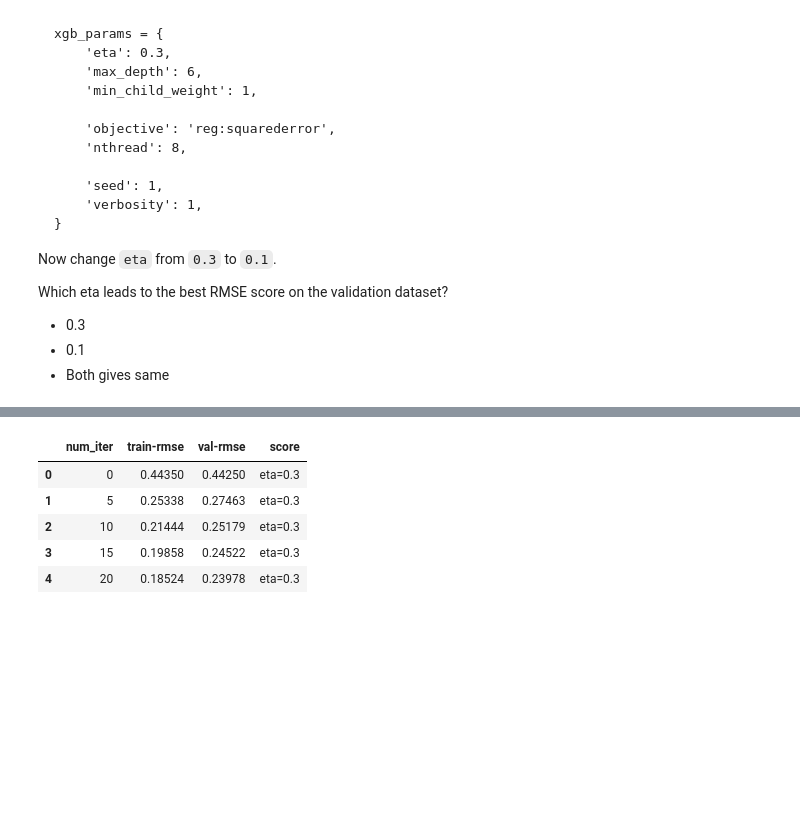
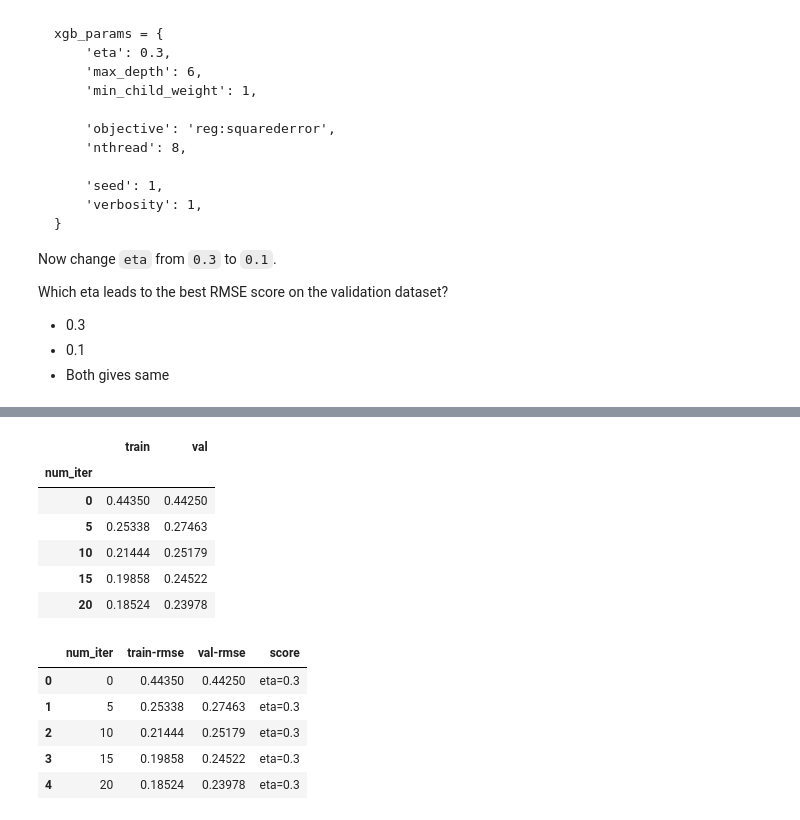
Before and after one commit to ai2ys/mlzoomcamp, a Jupyter notebook: homework/06-trees/homework.ipynb, the cells around one changed output, grey strips where cells are left out. Saved outputs shown, nothing was run; the diff lists cells and outputs as text; code cells hidden in the pictures; blank space fills up the shorter version.

```diff
--- a/homework/06-trees/homework.ipynb
+++ b/homework/06-trees/homework.ipynb
@@ -556,3 +573,30 @@ def parse_xgb_scores(scores):
         df_list.append(df_tmp.assign(score=score))
     df_results = pd.concat(df_list)
     return df_results
+# %%
+eta_values = [0.3, 0.1]
+dtrain = xgb.DMatrix(X_train, label=y_train)
+dval = xgb.DMatrix(X_val, label=y_val)
+params = {
+    'eta': eta_values[0],
+    'max_depth': 6,
+    'min_child_weight': 1,
+
+    'objective': 'reg:squarederror',
+    'nthread': 8,
+
+    'seed': 1,
+    'verbosity': 0,
+}
+watchlist = [(dtrain, 'train'), (dval, 'val')]
+scores = {}
+
+for eta in eta_values:
+    params['eta'] = eta
+    model = xgb.train(
+        params,
+        dtrain,
+        num_boost_round=100,
+        evals=[(dtrain, 'train'), (dval, 'val')],
+        verbose_eval=5,
+    )
@@ -586,6 +649,23 @@ for eta in eta_values:
             verbose_eval=5,
         )
         scores[f'eta={eta}'] = output
+# %%
+import re
+pattern = re.compile(r'\d+:\s+train-rmse:(\S+)\s+val-rmse:(\S+)')
+scores_parsed = {}
+for score, output_stdout in scores.items():
+    scores_parsed[score] = parse_xgb_output(output_stdout)
+    scores_parsed[score].set_index('num_iter', inplace=True)
+    scores_parsed[score].columns = ['train', 'val']
+scores_parsed['eta=0.3'].head()
+# %% [output]
+|  | train | val |
+| num_iter |  |  |
+| 0 | 0.44350 | 0.44250 |
+| 5 | 0.25338 | 0.27463 |
+| 10 | 0.21444 | 0.25179 |
+| 15 | 0.19858 | 0.24522 |
+| 20 | 0.18524 | 0.23978 |
 # %%
 df_scores = parse_xgb_scores(scores)
 df_scores.head()
```
Also changed, not shown: parts of 8 cells of this notebook.
